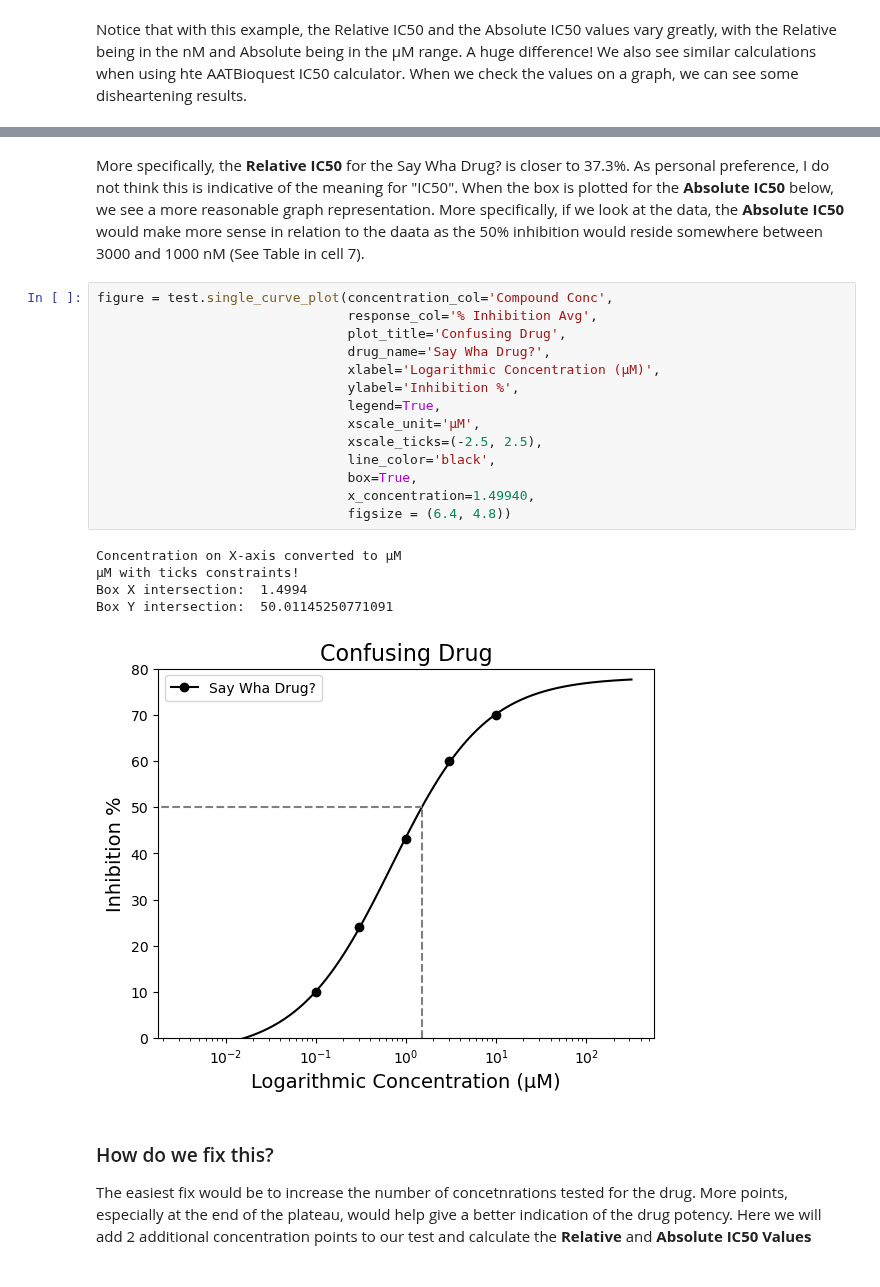
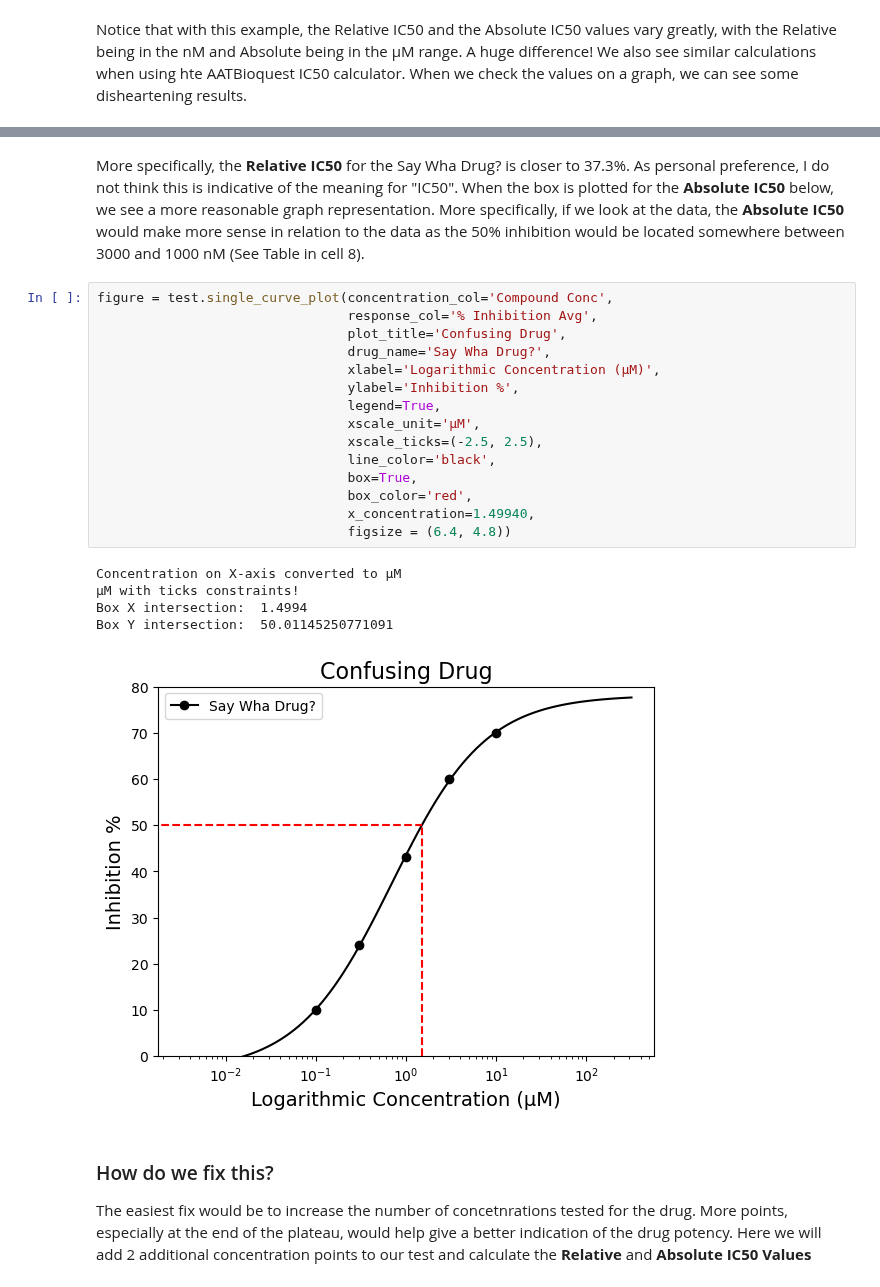
Before and after one commit to tlint101/py50, a Jupyter notebook: tutorials/002_absolute_ic50.ipynb, the cells around one changed output, grey strips where cells are left out. Cells and saved outputs as stored; diff of their text form.

```diff
--- a/tutorials/002_absolute_ic50.ipynb
+++ b/tutorials/002_absolute_ic50.ipynb
@@ -151,25 +156,26 @@ Box Y intersection:  37.34581340839601
 # %% [markdown]
-More specifically, the **Relative IC50** for the Say Wha Drug? is closer to 37.3%. As personal preference, I do not think this is indicative of the meaning for "IC50". When the box is plotted for the **Absolute IC50** below, we see a more reasonable graph representation. More specifically, if we look at the data, the **Absolute IC50** would make more sense in relation to the daata as the 50% inhibition would reside somewhere between 3000 and 1000 nM (See Table in cell 7).
+More specifically, the **Relative IC50** for the Say Wha Drug? is closer to 37.3%. As personal preference, I do not think this is indicative of the meaning for "IC50". When the box is plotted for the **Absolute IC50** below, we see a more reasonable graph representation. More specifically, if we look at the data, the **Absolute IC50** would make more sense in relation to the data as the 50% inhibition would be located somewhere between 3000 and 1000 nM (See Table in cell 8).
 # %%
 figure = test.single_curve_plot(concentration_col='Compound Conc',
                                 response_col='% Inhibition Avg',
                                 plot_title='Confusing Drug',
                                 drug_name='Say Wha Drug?',
                                 xlabel='Logarithmic Concentration (µM)',
                                 ylabel='Inhibition %',
                                 legend=True,
                                 xscale_unit='µM',
                                 xscale_ticks=(-2.5, 2.5),
                                 line_color='black',
                                 box=True,
+                                box_color='red',
                                 x_concentration=1.49940,
                                 figsize = (6.4, 4.8))
 # %% [output]
 Concentration on X-axis converted to µM
 µM with ticks constraints!
 Box X intersection:  1.4994
 Box Y intersection:  50.01145250771091
-[figure, old version]
+[figure, new version]
 # %% [markdown]
 ### How do we fix this?
 The easiest fix would be to increase the number of concetnrations tested for the drug. More points, especially at the end of the plateau, would help give a better indication of the drug potency. Here we will add 2 additional concentration points to our test and calculate the **Relative** and **Absolute IC50 Values**
```
Also changed, not shown: parts of 10 cells of this notebook.
